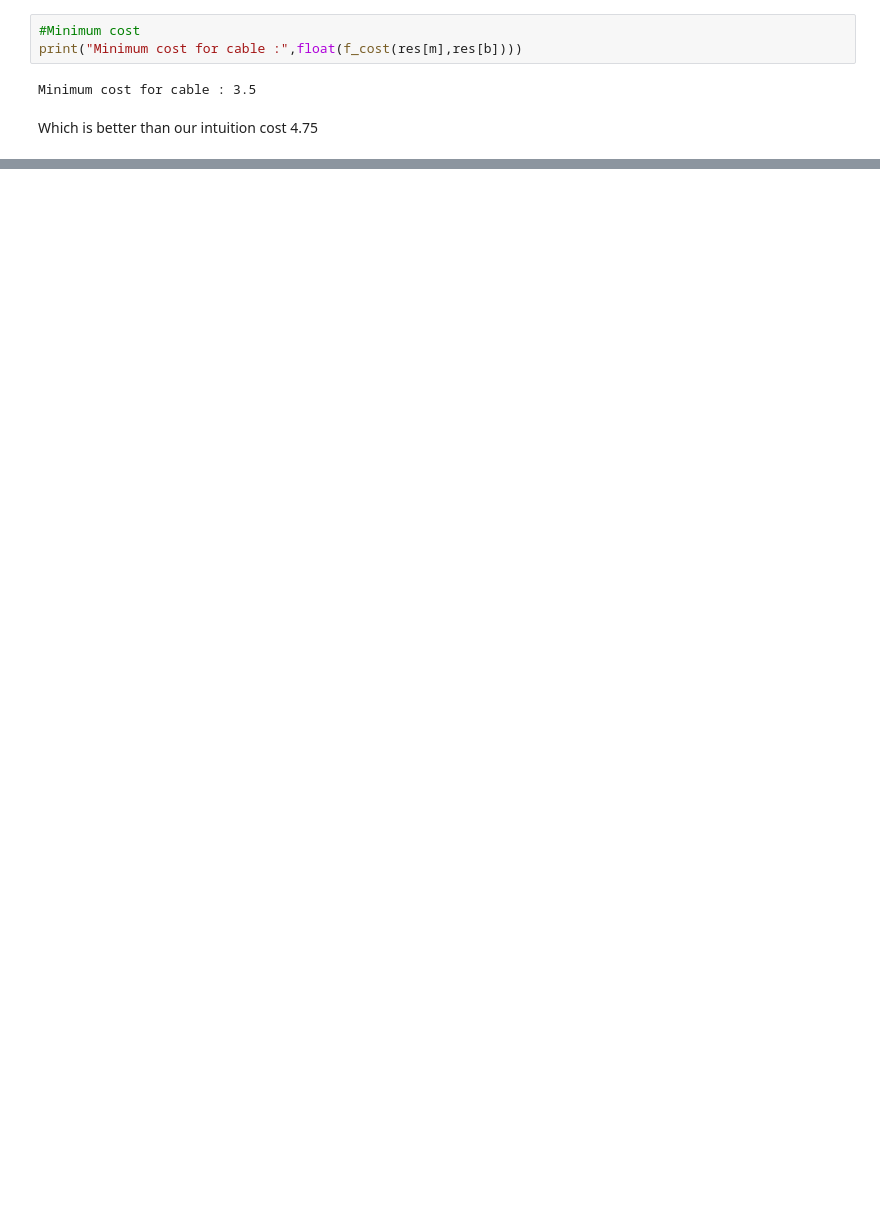
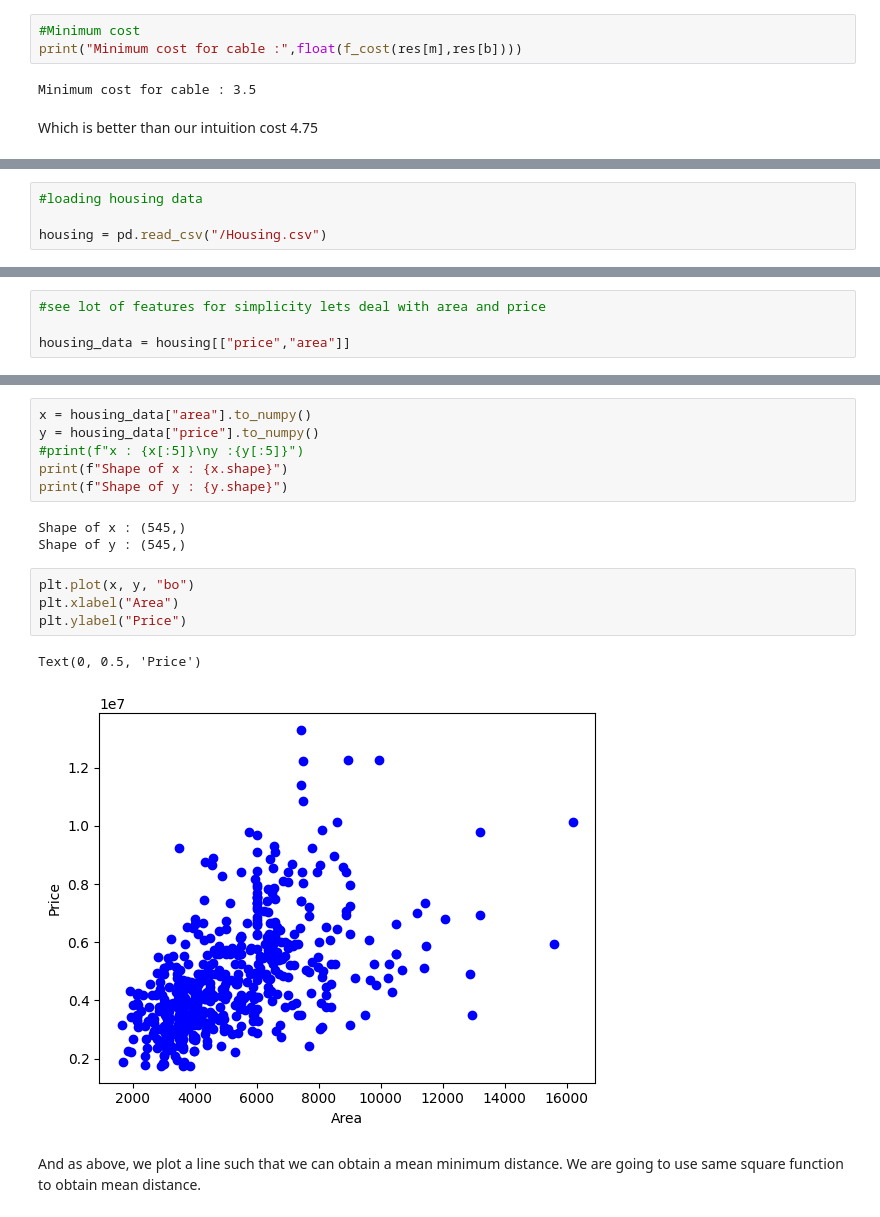
Before and after one commit to ksreekanth77/Machine-Learning, a Jupyter notebook: gradient_descent.ipynb, the cells around one changed output, grey strips where cells are left out. Drawn from its saved outputs; the diff is of its cells as text; blank space fills up the shorter version.

```diff
--- a/gradient_descent.ipynb
+++ b/gradient_descent.ipynb
@@ -255,0 +260,4 @@ $\displaystyle W\left(-1\right)$
+# %%
+#loading housing data
+
+housing = pd.read_csv("/Housing.csv")
@@ -255,0 +273,4 @@ $\displaystyle W\left(-1\right)$
+# %%
+#see lot of features for simplicity lets deal with area and price
+
+housing_data = housing[["price","area"]]
@@ -255,0 +289,18 @@ $\displaystyle W\left(-1\right)$
+# %%
+x = housing_data["area"].to_numpy()
+y = housing_data["price"].to_numpy()
+#print(f"x : {x[:5]}\ny :{y[:5]}")
+print(f"Shape of x : {x.shape}")
+print(f"Shape of y : {y.shape}")
+# %% [output]
+Shape of x : (545,)
+Shape of y : (545,)
+# %%
+plt.plot(x, y, "bo")
+plt.xlabel("Area")
+plt.ylabel("Price")
+# %% [output]
+Text(0, 0.5, 'Price')
+[figure, added]
+# %% [markdown]
+And as above, we plot a line such that we can obtain a mean minimum distance. We are going to use same square function to obtain mean distance.
```
Also changed, not shown: parts of 38 cells of this notebook.
